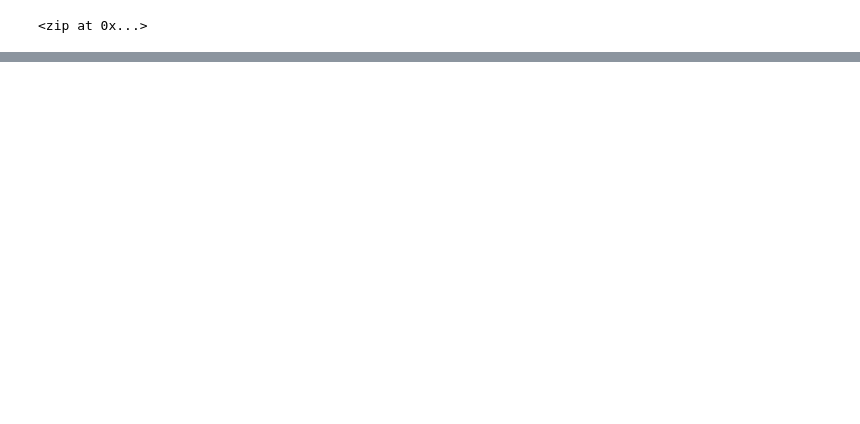
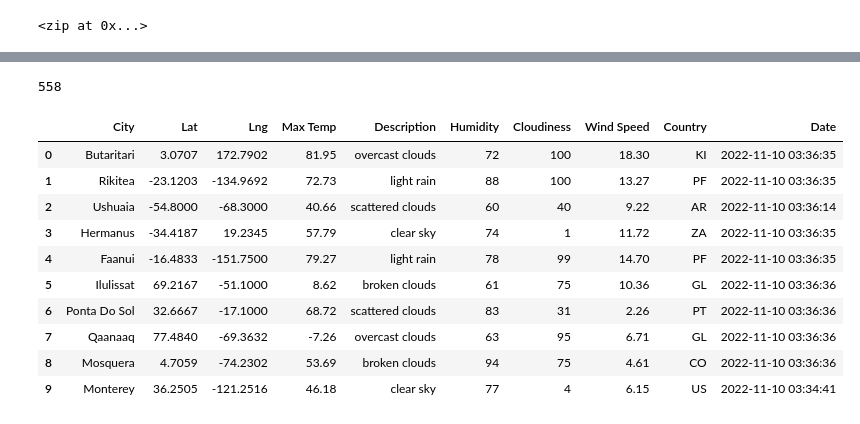
Before and after one commit to imrtech/World_Weather_Analysis, a Jupyter notebook: WeatherPy.ipynb, the cells around one changed output, grey strips where cells are left out. Saved outputs shown, nothing was run; the diff lists cells and outputs as text; code cells hidden in the pictures; blank space fills up the shorter version.

```diff
--- a/WeatherPy.ipynb
+++ b/WeatherPy.ipynb
@@ -54,0 +65,3 @@ len(cities)
+# %%
+# Starting URL for Weather Map API Call.
+url = "http://api.openweathermap.org/data/2.5/weather?units=Imperial&APPID=" + weather_api_key
@@ -54,0 +155,20 @@ len(cities)
+# %%
+len(city_data)
+# %% [output]
+558
+# %%
+# Convert the array of dictionaries to a Pandas DataFrame.
+city_data_df = pd.DataFrame(city_data)
+city_data_df.head(10)
+# %% [output]
+|  | City | Lat | Lng | Max Temp | Description | Humidity | Cloudiness | Wind Speed | Country | Date |
+| 0 | Butaritari | 3.0707 | 172.7902 | 81.95 | overcast clouds | 72 | 100 | 18.30 | KI | 2022-11-10 03:36:35 |
+| 1 | Rikitea | -23.1203 | -134.9692 | 72.73 | light rain | 88 | 100 | 13.27 | PF | 2022-11-10 03:36:35 |
+| 2 | Ushuaia | -54.8000 | -68.3000 | 40.66 | scattered clouds | 60 | 40 | 9.22 | AR | 2022-11-10 03:36:14 |
+| 3 | Hermanus | -34.4187 | 19.2345 | 57.79 | clear sky | 74 | 1 | 11.72 | ZA | 2022-11-10 03:36:35 |
+| 4 | Faanui | -16.4833 | -151.7500 | 79.27 | light rain | 78 | 99 | 14.70 | PF | 2022-11-10 03:36:35 |
+| 5 | Ilulissat | 69.2167 | -51.1000 | 8.62 | broken clouds | 61 | 75 | 10.36 | GL | 2022-11-10 03:36:36 |
+| 6 | Ponta Do Sol | 32.6667 | -17.1000 | 68.72 | scattered clouds | 83 | 31 | 2.26 | PT | 2022-11-10 03:36:36 |
+| 7 | Qaanaaq | 77.4840 | -69.3632 | -7.26 | overcast clouds | 63 | 95 | 6.71 | GL | 2022-11-10 03:36:36 |
+| 8 | Mosquera | 4.7059 | -74.2302 | 53.69 | broken clouds | 94 | 75 | 4.61 | CO | 2022-11-10 03:36:36 |
+| 9 | Monterey | 36.2505 | -121.2516 | 46.18 | clear sky | 77 | 4 | 6.15 | US | 2022-11-10 03:34:41 |
```
Also changed, not shown: parts of 7 cells of this notebook, 4 other files.
